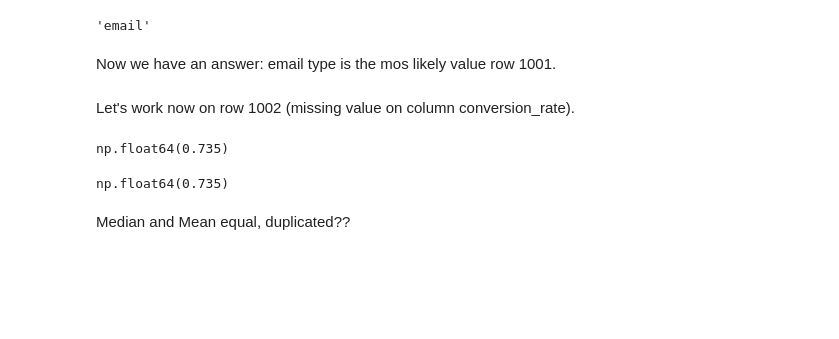
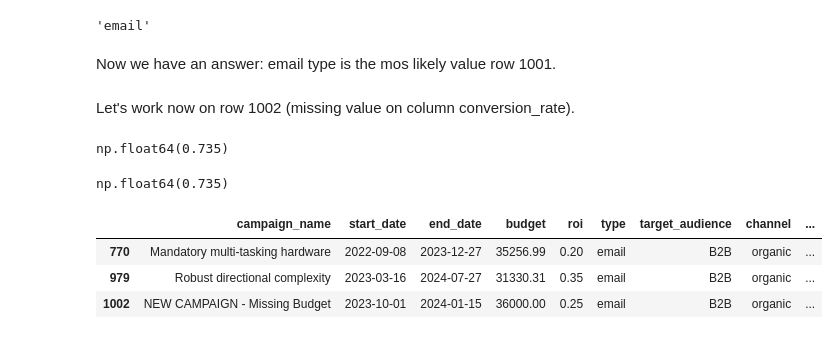
Before and after one commit to Ignacio538/Marketing-Campaings, a Jupyter notebook: Analysis.ipynb, the cells around one changed output. Drawn from its saved outputs; the diff is of its cells as text; code cells hidden in the pictures; blank space fills up the shorter version.

```diff
--- a/Analysis.ipynb
+++ b/Analysis.ipynb
@@ -656,5 +656,11 @@ estimated_conversion_rate_median = similar_rows_cr['conversion_rate'].median()
 estimated_conversion_rate_median
 # %% [output]
 np.float64(0.735)
-# %% [markdown]
-Median and Mean equal, duplicated??
+# %%
+# Mean and median are the same, let's see how those similar rows we are analyzing looks like
+similar_rows_cr
+# %% [output]
+|  | campaign_name | start_date | end_date | budget | roi | type | target_audience | channel | ... |
+| 770 | Mandatory multi-tasking hardware | 2022-09-08 | 2023-12-27 | 35256.99 | 0.20 | email | B2B | organic | ... |
+| 979 | Robust directional complexity | 2023-03-16 | 2024-07-27 | 31330.31 | 0.35 | email | B2B | organic | ... |
+| 1002 | NEW CAMPAIGN - Missing Budget | 2023-10-01 | 2024-01-15 | 36000.00 | 0.25 | email | B2B | organic | ... |
```
Also changed, not shown: parts of 1 cell of this notebook.
